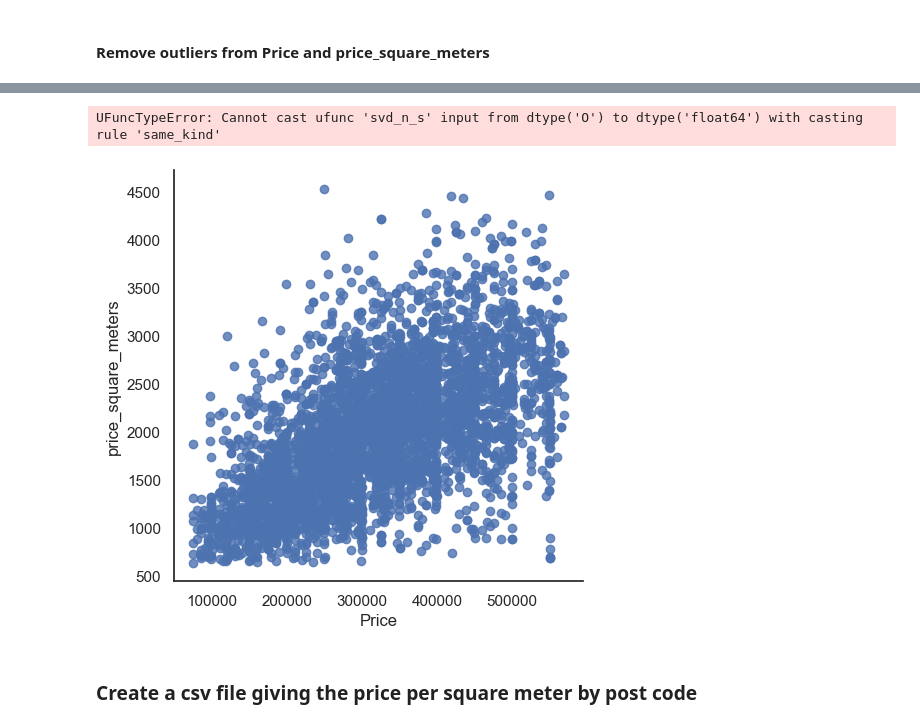
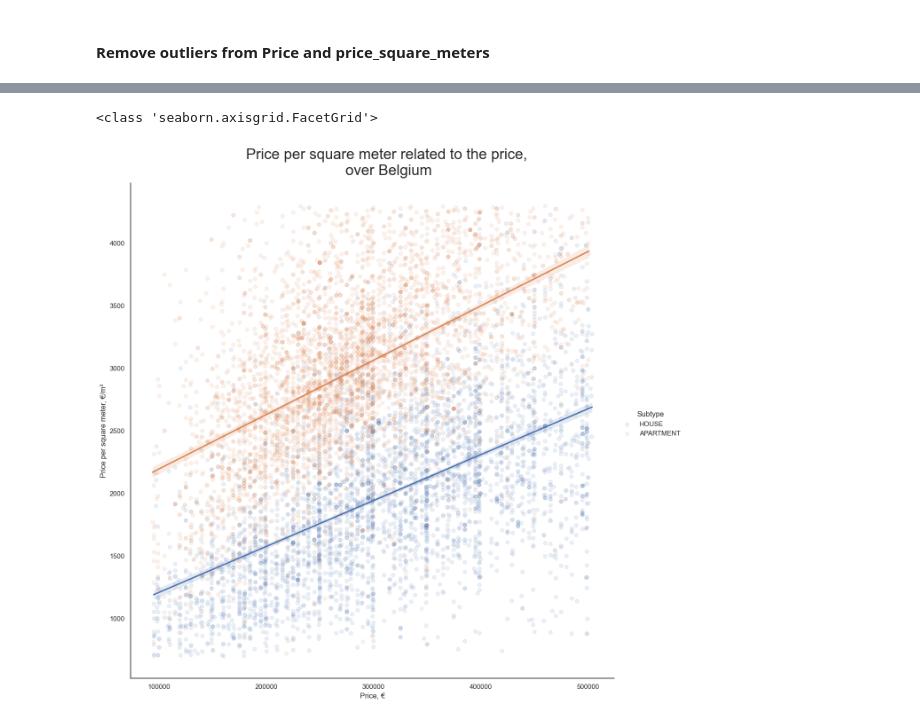
Before and after one commit to Laverdure77/immo_Eliza_Data_Analysis, a Jupyter notebook: main.ipynb, the cells around one changed output, grey strips where cells are left out. Drawn from its saved outputs; the diff is of its cells as text; code cells hidden in the pictures.

```diff
--- a/main.ipynb
+++ b/main.ipynb
@@ -204,17 +189,15 @@ plt.show()
-# %%
-data['price_square_meters'].isna().sum()
-g_price_linearreg = sns.lmplot(x='Price', y='price_square_meters',hue='Subtype',hue_order=['HOUSE','APARTMENT'], data=data)
-print(type(g_price_linearreg))
-# plt.xlim(0,10000)
-plt.xticks(rotation=90)
-plt.show()
-
-# check pricesq meter is float64
-#  TBD: Quantile for the two datas, in a function
-
-#  Do a boxplot of ap and houses price, mean, iqr,std, outliers
-# %% [output]
-UFuncTypeError: Cannot cast ufunc 'svd_n_s' input from dtype('O') to dtype('float64') with casting rule 'same_kind'
-[figure, removed]
-# %% [markdown]
-### Create a csv file giving the price per square meter by post code
+# %%
+data['price_square_meters'] = data['price_square_meters'].astype(float)
+data['Price'] = data['Price'].astype(float)
+g_price_linearreg = sns.lmplot(x='Price', y='price_square_meters',hue='Subtype',hue_order=['HOUSE','APARTMENT'], data=data, line_kws={'alpha':1},scatter_kws={'alpha':0.1}, height=12)
+print(type(g_price_linearreg))
+# plt.xticks(rotation=90)
+g_price_linearreg.fig.suptitle('Price per square meter related to the price,\n over Belgium', y=1.05, size=24 )
+# g_price_linearreg.set_titles('Price per square meter related to the price,\n over Belgium', size=24, pad=20 )
+g_price_linearreg.set_ylabels('Price per square meter, €/m²')
+g_price_linearreg.set_xlabels('Price, €')
+
+plt.show()
+# %% [output]
+<class 'seaborn.axisgrid.FacetGrid'>
+[figure, added]
```
Also changed, not shown: parts of 9 cells of this notebook, 7 other files.
